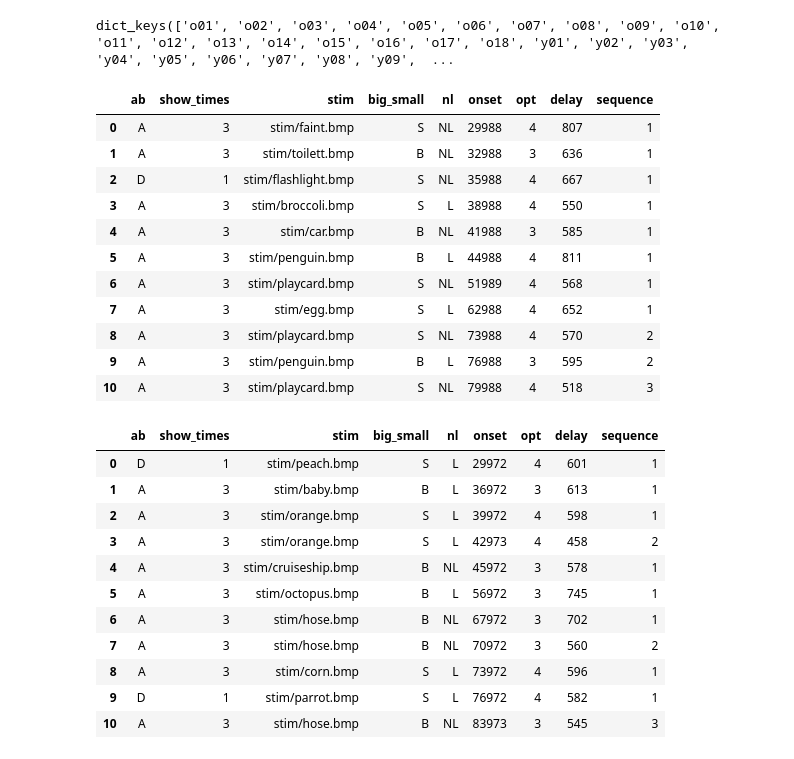
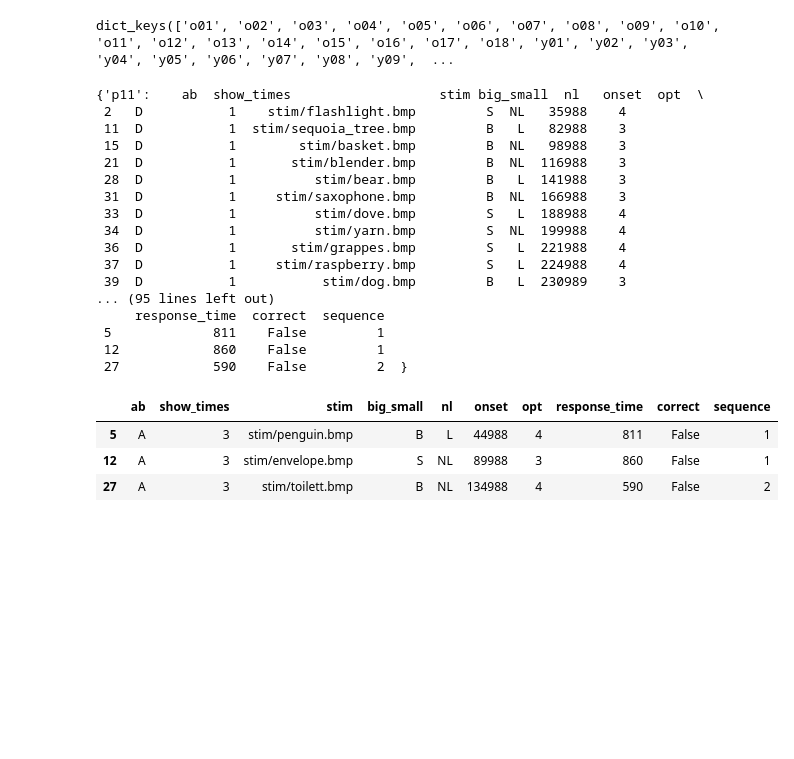
Before and after one commit to McSonk/brain-imaging, a Jupyter notebook: code/python/behaviour_global.ipynb, the cells around one changed output. Cells and saved outputs as stored; diff of their text form; code cells hidden in the pictures; blank space fills up the shorter version.

```diff
--- a/code/python/behaviour_global.ipynb
+++ b/code/python/behaviour_global.ipynb
@@ -53,15 +53,14 @@ def get_trials_condition(df):
         'dummy': dummy
     }
 # %%
-def get_df_from_file(file):
+def get_ps_from_file(file):
     '''Auxiliary function to read the data from the behavioural file
     and add the sequence column to it.'''
     print('*'*50)
     print(f'Processing file {file}')
     df = read_bh(file)
     df = add_consecutive(df)
-    get_trials_condition(df)
-    return df
+    return get_trials_condition(df)
 # %%
 # Get all subjects' directories
 base_path = Path(BASE_DIR)
@@ -104,32 +103,29 @@ print(data.keys())
 # %% [output]
 dict_keys(['o01', 'o02', 'o03', 'o04', 'o05', 'o06', 'o07', 'o08', 'o09', 'o10', 'o11', 'o12', 'o13', 'o14', 'o15', 'o16', 'o17', 'o18', 'y01', 'y02', 'y03', 'y04', 'y05', 'y06', 'y07', 'y08', 'y09',  ...
 # %%
-data['y01']['rep1'].head(11)
+data['y01']['rep1']
 # %% [output]
-|  | ab | show_times | stim | big_small | nl | onset | opt | delay | sequence |
-| 0 | A | 3 | stim/faint.bmp | S | NL | 29988 | 4 | 807 | 1 |
-| 1 | A | 3 | stim/toilett.bmp | B | NL | 32988 | 3 | 636 | 1 |
-| 2 | D | 1 | stim/flashlight.bmp | S | NL | 35988 | 4 | 667 | 1 |
-| 3 | A | 3 | stim/broccoli.bmp | S | L | 38988 | 4 | 550 | 1 |
-| 4 | A | 3 | stim/car.bmp | B | NL | 41988 | 3 | 585 | 1 |
-| 5 | A | 3 | stim/penguin.bmp | B | L | 44988 | 4 | 811 | 1 |
-| 6 | A | 3 | stim/playcard.bmp | S | NL | 51989 | 4 | 568 | 1 |
-| 7 | A | 3 | stim/egg.bmp | S | L | 62988 | 4 | 652 | 1 |
-| 8 | A | 3 | stim/playcard.bmp | S | NL | 73988 | 4 | 570 | 2 |
-| 9 | A | 3 | stim/penguin.bmp | B | L | 76988 | 3 | 595 | 2 |
-| 10 | A | 3 | stim/playcard.bmp | S | NL | 79988 | 4 | 518 | 3 |
+{'p11':    ab  show_times                   stim big_small  nl   onset  opt  \
+ 2   D           1    stim/flashlight.bmp         S  NL   35988    4
+ 11  D           1  stim/sequoia_tree.bmp         B   L   82988    3
+ 15  D           1        stim/basket.bmp         B  NL   98988    3
+ 21  D           1       stim/blender.bmp         B  NL  116988    3
+ 28  D           1          stim/bear.bmp         B   L  141988    3
+ 31  D           1     stim/saxophone.bmp         B  NL  166988    3
+ 33  D           1          stim/dove.bmp         S   L  188988    4
+ 34  D           1          stim/yarn.bmp         S  NL  199988    4
+ 36  D           1       stim/grappes.bmp         S   L  221988    4
+ 37  D           1     stim/raspberry.bmp         S   L  224988    4
+ 39  D           1           stim/dog.bmp         B   L  230989    3
+... (95 lines left out)
+     response_time  correct  sequence
+ 5             811    False         1
+ 12            860    False         1
+ 27            590    False         2  }
-# %%
-data['y01']['rep2'].head(11)
-# %% [output]
-|  | ab | show_times | stim | big_small | nl | onset | opt | delay | sequence |
-| 0 | D | 1 | stim/peach.bmp | S | L | 29972 | 4 | 601 | 1 |
-| 1 | A | 3 | stim/baby.bmp | B | L | 36972 | 3 | 613 | 1 |
-| 2 | A | 3 | stim/orange.bmp | S | L | 39972 | 4 | 598 | 1 |
-| 3 | A | 3 | stim/orange.bmp | S | L | 42973 | 4 | 458 | 2 |
-| 4 | A | 3 | stim/cruiseship.bmp | B | NL | 45972 | 3 | 578 | 1 |
-| 5 | A | 3 | stim/octopus.bmp | B | L | 56972 | 3 | 745 | 1 |
-| 6 | A | 3 | stim/hose.bmp | B | NL | 67972 | 3 | 702 | 1 |
-| 7 | A | 3 | stim/hose.bmp | B | NL | 70972 | 3 | 560 | 2 |
-| 8 | A | 3 | stim/corn.bmp | S | L | 73972 | 4 | 596 | 1 |
-| 9 | D | 1 | stim/parrot.bmp | S | L | 76972 | 4 | 582 | 1 |
-| 10 | A | 3 | stim/hose.bmp | B | NL | 83973 | 3 | 545 | 3 |
+# %%
+data['y01']['rep1']['dummy']
+# %% [output]
+|  | ab | show_times | stim | big_small | nl | onset | opt | response_time | correct | sequence |
+| 5 | A | 3 | stim/penguin.bmp | B | L | 44988 | 4 | 811 | False | 1 |
+| 12 | A | 3 | stim/envelope.bmp | S | NL | 89988 | 3 | 860 | False | 1 |
+| 27 | A | 3 | stim/toilett.bmp | B | NL | 134988 | 4 | 590 | False | 2 |
```
Also changed, not shown: parts of 6 cells of this notebook.
